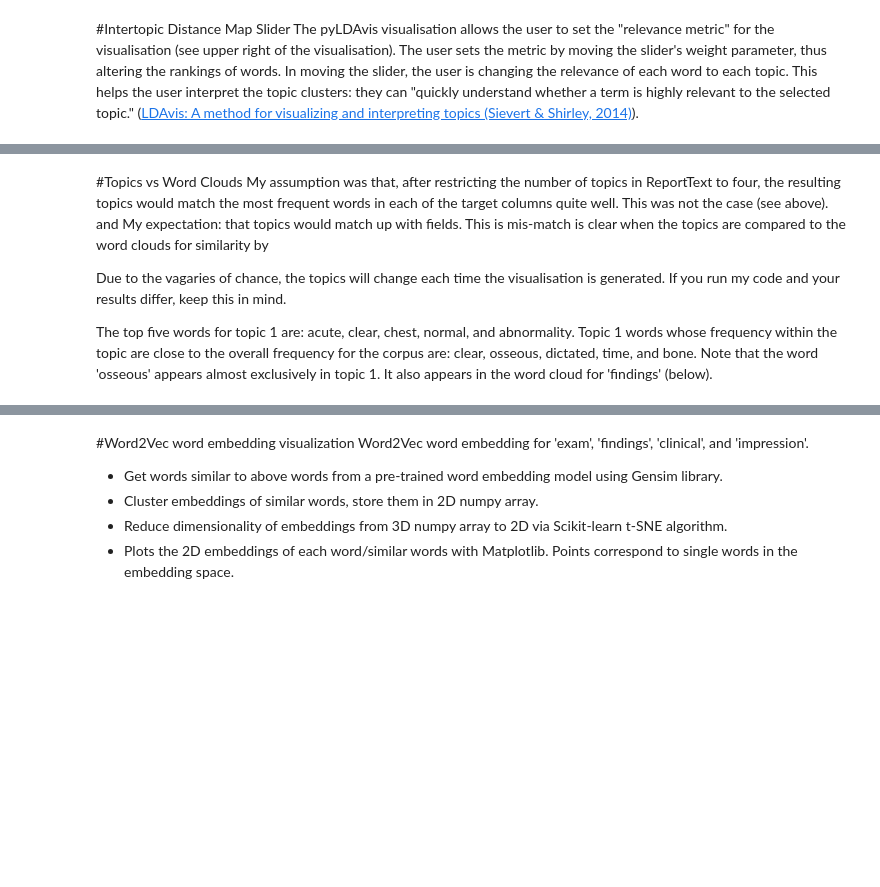
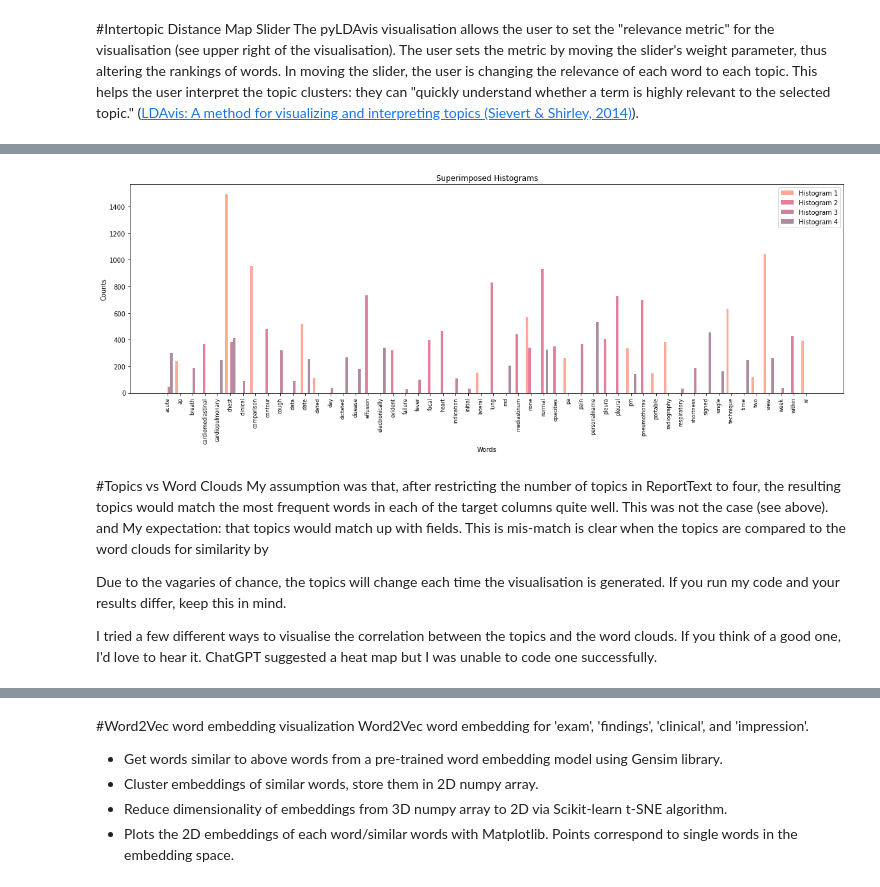
Before and after one commit to isabelklint/final_oa, a Jupyter notebook: final_oa.ipynb, the cells around one changed output, grey strips where cells are left out. Saved outputs shown, nothing was run; the diff lists cells and outputs as text; code cells hidden in the pictures; blank space fills up the shorter version.

```diff
--- a/final_oa.ipynb
+++ b/final_oa.ipynb
@@ -614,0 +579,47 @@ plt.show()
+# %%
+# Create a dictionary to store the counts
+word_counts = {}
+
+# Iterate over each list in the array and update the counts
+for lst in wordcloud_data:
+    for word, count in lst:
+        if word in word_counts:
+            word_counts[word] += count
+        else:
+            word_counts[word] = count
+
+# Get the x-axis labels
+labels = list(word_counts.keys())
+# Add the new words to the x-axis if they don't already exist
+for lst in wordcloud_data:
+    for word, count in lst:
+        if word not in labels:
+            labels.append(word)
+# Sort the labels alphabetically
+labels.sort()
+
+# Get the counts for the x-axis labels for each list
+counts_list = []
+for lst in wordcloud_data:
+    counts = [0] * len(labels)
+    for word, count in lst:
+        counts[labels.index(word)] = count
+    counts_list.append(counts)
+
+# Plot the histograms
+colors = ['#FF5733', '#C70039', '#900C3F', '#581845', '#1A5276', '#1F618D', '#2E86C1', '#3498DB', '#E74C3C', '#7D6608']
+bar_width = 0.2  # Set the width of each bar
+x_offsets = [-0.3, -0.1, 0.1, 0.3]  # Set the offsets for each histogram
+
+plt.figure(figsize=(20, 6))
+for i in range(len(wordcloud_data)):
+    plt.bar(np.arange(len(labels)) + x_offsets[i], counts_list[i], color=colors[i], alpha=0.5, width=bar_width, label=f"Histogram {i+1}")
+plt.xticks(np.arange(len(labels)), labels, rotation=90, fontsize=8)
+
+plt.legend()
+plt.title("Superimposed Histograms")
+plt.xlabel("Words")
+plt.ylabel("Counts")
+plt.show()
+# %% [output]
+[figure, added]
@@ -619,4 +690,4 @@ and My expectation: that topics would match up with fields. This is mis-match is
 
 Due to the vagaries of chance, the topics will change each time the visualisation is generated. If you run my code and your results differ, keep this in mind.
 
-The top five words for topic 1 are: acute, clear, chest, normal, and abnormality. Topic 1 words whose frequency within the topic are close to the overall frequency for the corpus are: clear, osseous, dictated, time, and bone. Note that the word 'osseous' appears almost exclusively in topic 1. It also appears in the word cloud for 'findings' (below).
+I tried a few different ways to visualise the correlation between the topics and the word clouds. If you think of a good one, I'd love to hear it. ChatGPT suggested a heat map but I was unable to code one successfully.
```
Also changed, not shown: parts of 51 cells of this notebook.
